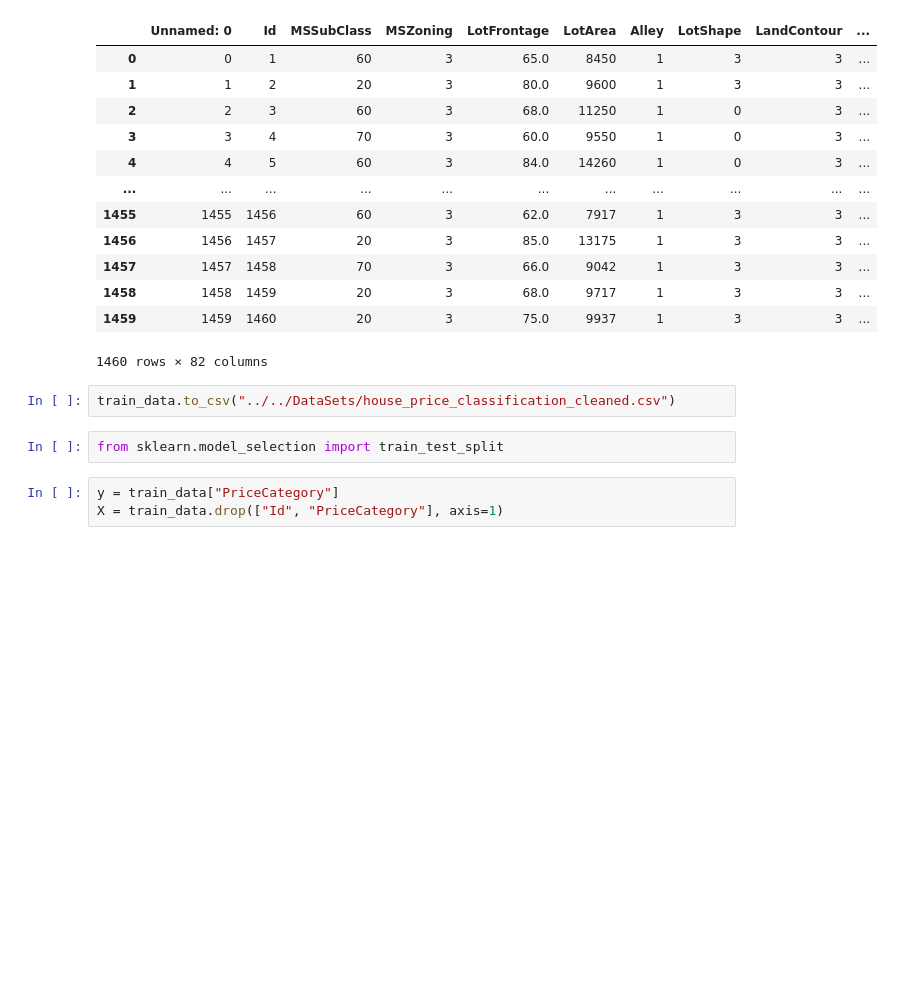
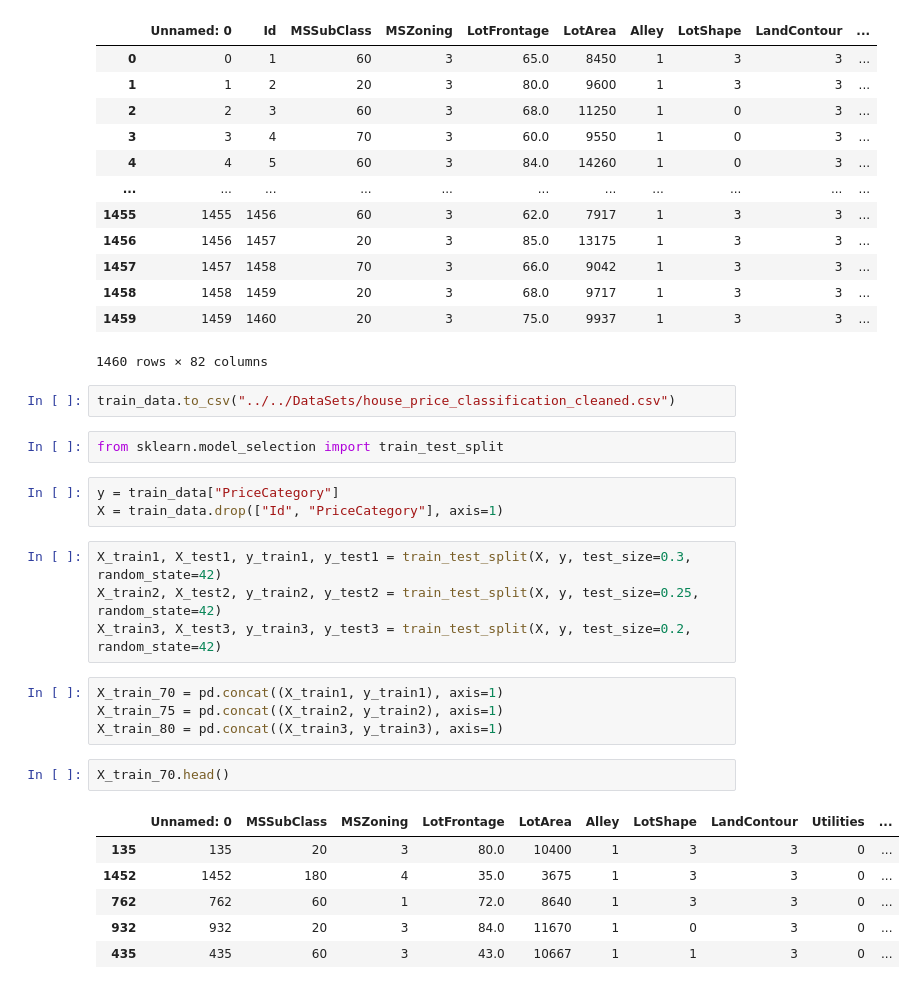
Before and after one commit to Huzaifa-Khan-Official/AI-Ml-DL-, a Jupyter notebook: Quizzes & Assignments/Final Project/final_project.ipynb, the cells around one changed output. Cells and saved outputs as stored; diff of their text form; blank space fills up the shorter version.

Commit message:
saved splitted files

```diff
--- a/Quizzes & Assignments/Final Project/final_project.ipynb
+++ b/Quizzes & Assignments/Final Project/final_project.ipynb
@@ -175,3 +175,20 @@ from sklearn.model_selection import train_test_split
 # %%
 y = train_data["PriceCategory"]
 X = train_data.drop(["Id", "PriceCategory"], axis=1)
+# %%
+X_train1, X_test1, y_train1, y_test1 = train_test_split(X, y, test_size=0.3, random_state=42)
+X_train2, X_test2, y_train2, y_test2 = train_test_split(X, y, test_size=0.25, random_state=42)
+X_train3, X_test3, y_train3, y_test3 = train_test_split(X, y, test_size=0.2, random_state=42)
+# %%
+X_train_70 = pd.concat((X_train1, y_train1), axis=1)
+X_train_75 = pd.concat((X_train2, y_train2), axis=1)
+X_train_80 = pd.concat((X_train3, y_train3), axis=1)
+# %%
+X_train_70.head()
+# %% [output]
+|  | Unnamed: 0 | MSSubClass | MSZoning | LotFrontage | LotArea | Alley | LotShape | LandContour | Utilities | ... |
+| 135 | 135 | 20 | 3 | 80.0 | 10400 | 1 | 3 | 3 | 0 | ... |
+| 1452 | 1452 | 180 | 4 | 35.0 | 3675 | 1 | 3 | 3 | 0 | ... |
+| 762 | 762 | 60 | 1 | 72.0 | 8640 | 1 | 3 | 3 | 0 | ... |
+| 932 | 932 | 20 | 3 | 84.0 | 11670 | 1 | 0 | 3 | 0 | ... |
+| 435 | 435 | 60 | 3 | 43.0 | 10667 | 1 | 1 | 3 | 0 | ... |
```
Also changed, not shown: parts of 4 cells of this notebook, 6 other files.
